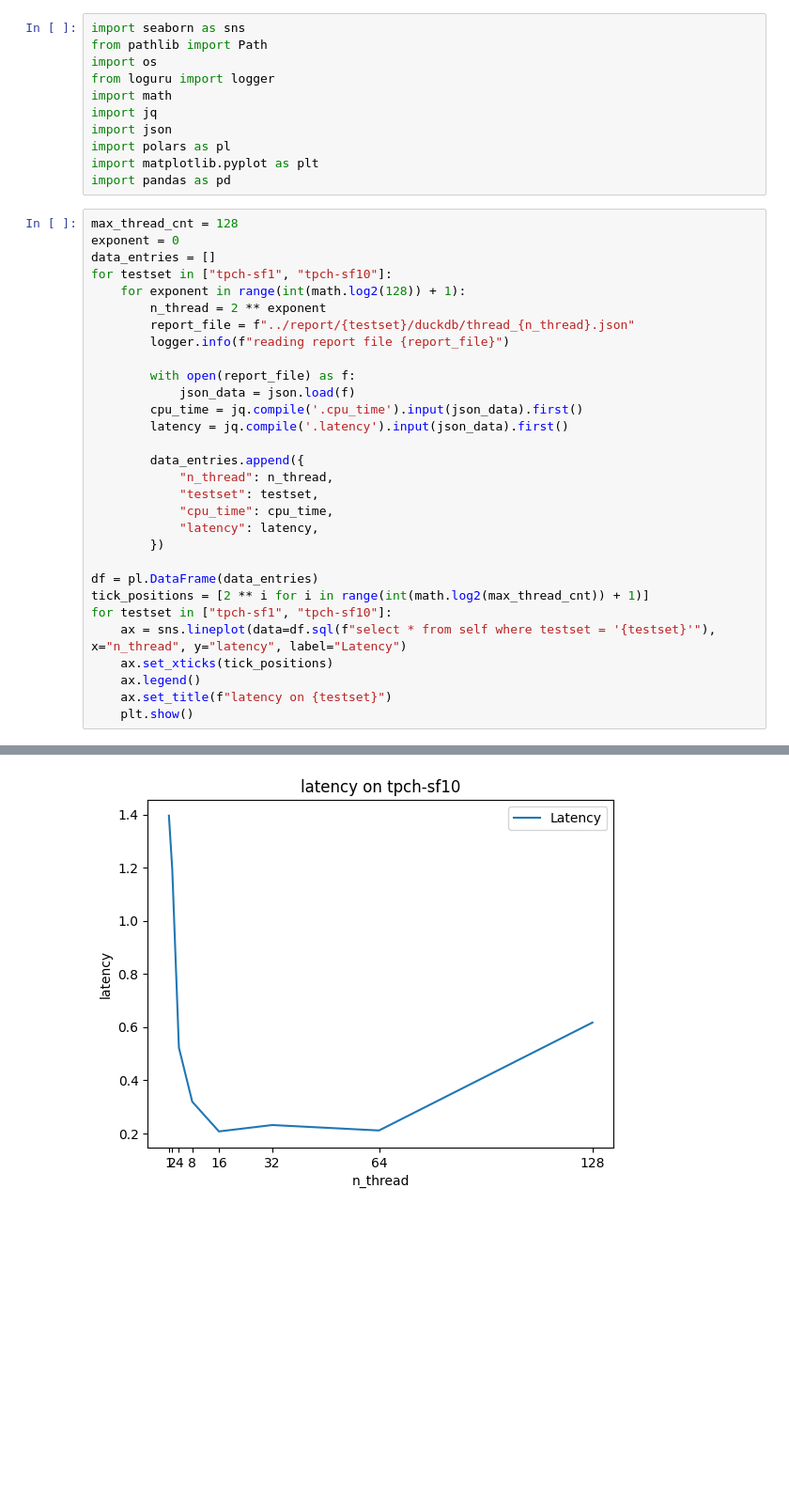
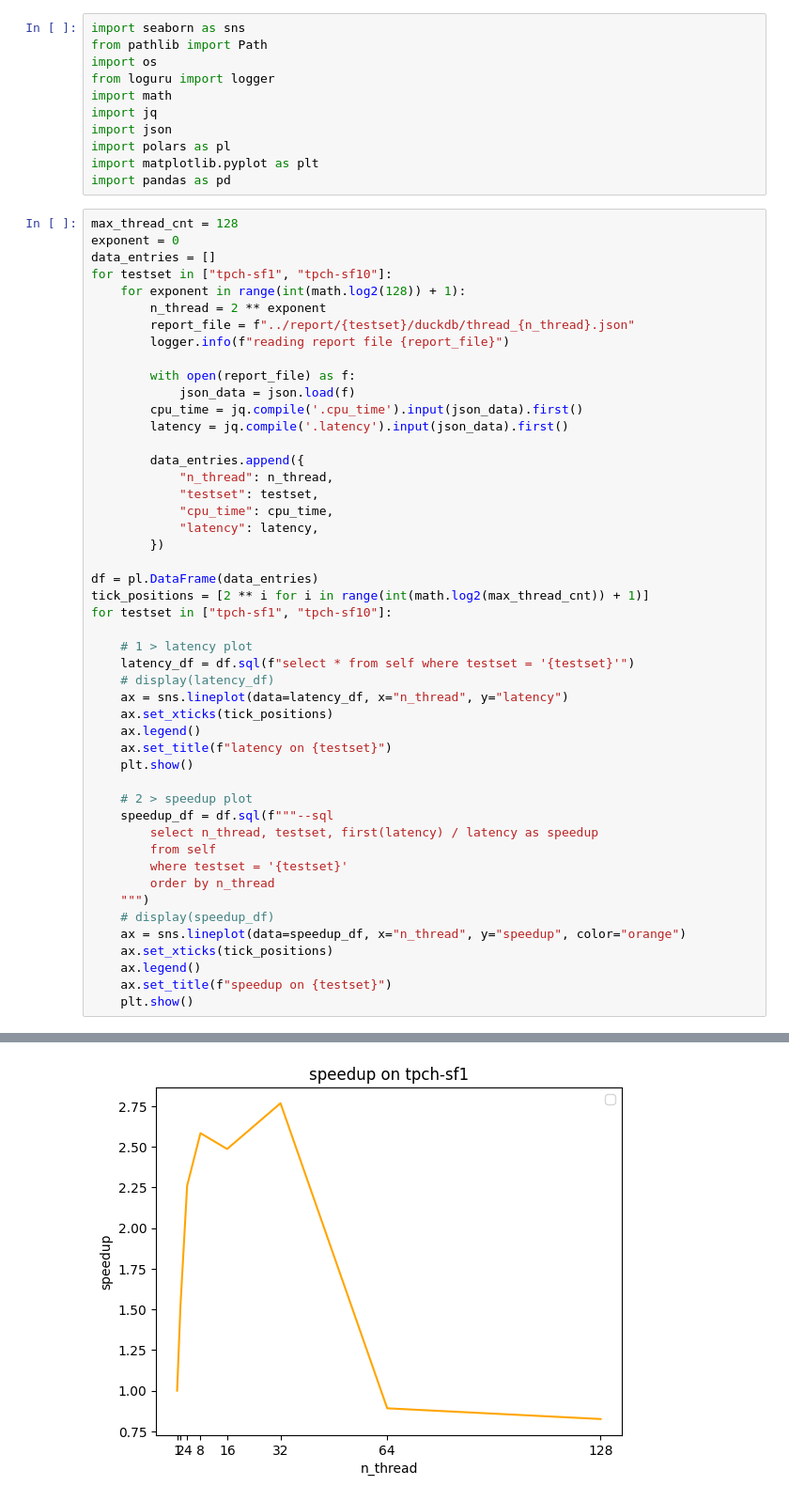
Before and after one commit to haok1402/parallel-groupby, a Jupyter notebook: analysis/plotting.ipynb, the cells around one changed output, grey strips where cells are left out. Shown at 94% size. Cells and saved outputs as stored; diff of their text form; blank space fills up the shorter version.

Commit message:
plot

```diff
--- a/analysis/plotting.ipynb
+++ b/analysis/plotting.ipynb
@@ -34,9 +34,27 @@ for testset in ["tpch-sf1", "tpch-sf10"]:
 df = pl.DataFrame(data_entries)
 tick_positions = [2 ** i for i in range(int(math.log2(max_thread_cnt)) + 1)]
 for testset in ["tpch-sf1", "tpch-sf10"]:
-    ax = sns.lineplot(data=df.sql(f"select * from self where testset = '{testset}'"), x="n_thread", y="latency", label="Latency")
+
+    # 1 > latency plot
+    latency_df = df.sql(f"select * from self where testset = '{testset}'")
+    # display(latency_df)
+    ax = sns.lineplot(data=latency_df, x="n_thread", y="latency")
     ax.set_xticks(tick_positions)
     ax.legend()
     ax.set_title(f"latency on {testset}")
     plt.show()
+
+    # 2 > speedup plot
+    speedup_df = df.sql(f"""--sql
+        select n_thread, testset, first(latency) / latency as speedup
+        from self
+        where testset = '{testset}'
+        order by n_thread
+    """)
+    # display(speedup_df)
+    ax = sns.lineplot(data=speedup_df, x="n_thread", y="speedup", color="orange")
+    ax.set_xticks(tick_positions)
+    ax.legend()
+    ax.set_title(f"speedup on {testset}")
+    plt.show()
 # %% [output]
@@ -60 +78 @@ for testset in ["tpch-sf1", "tpch-sf10"]:
-[figure, old version]
+[figure, new version]
```
Also changed, not shown: parts of 1 cell of this notebook.
